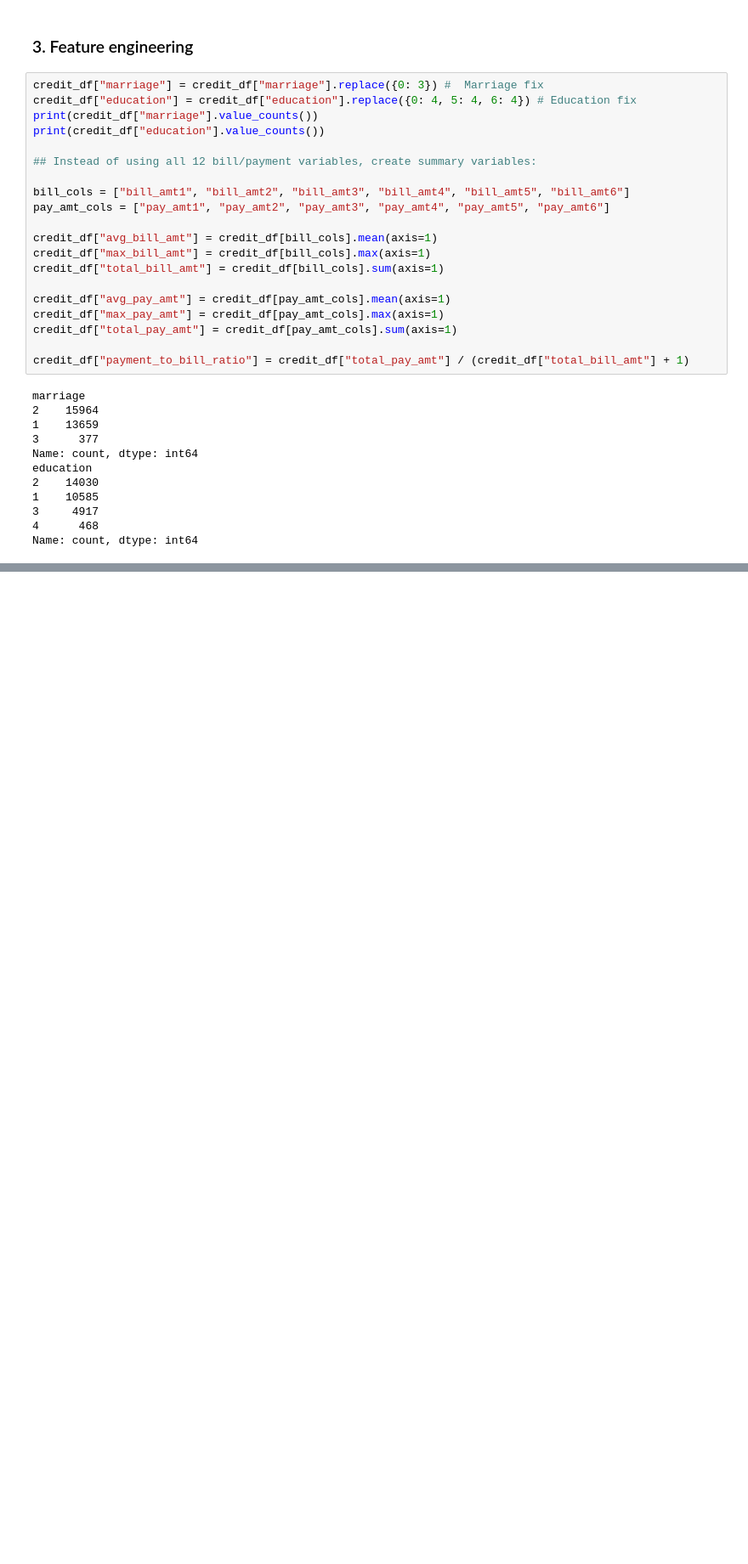
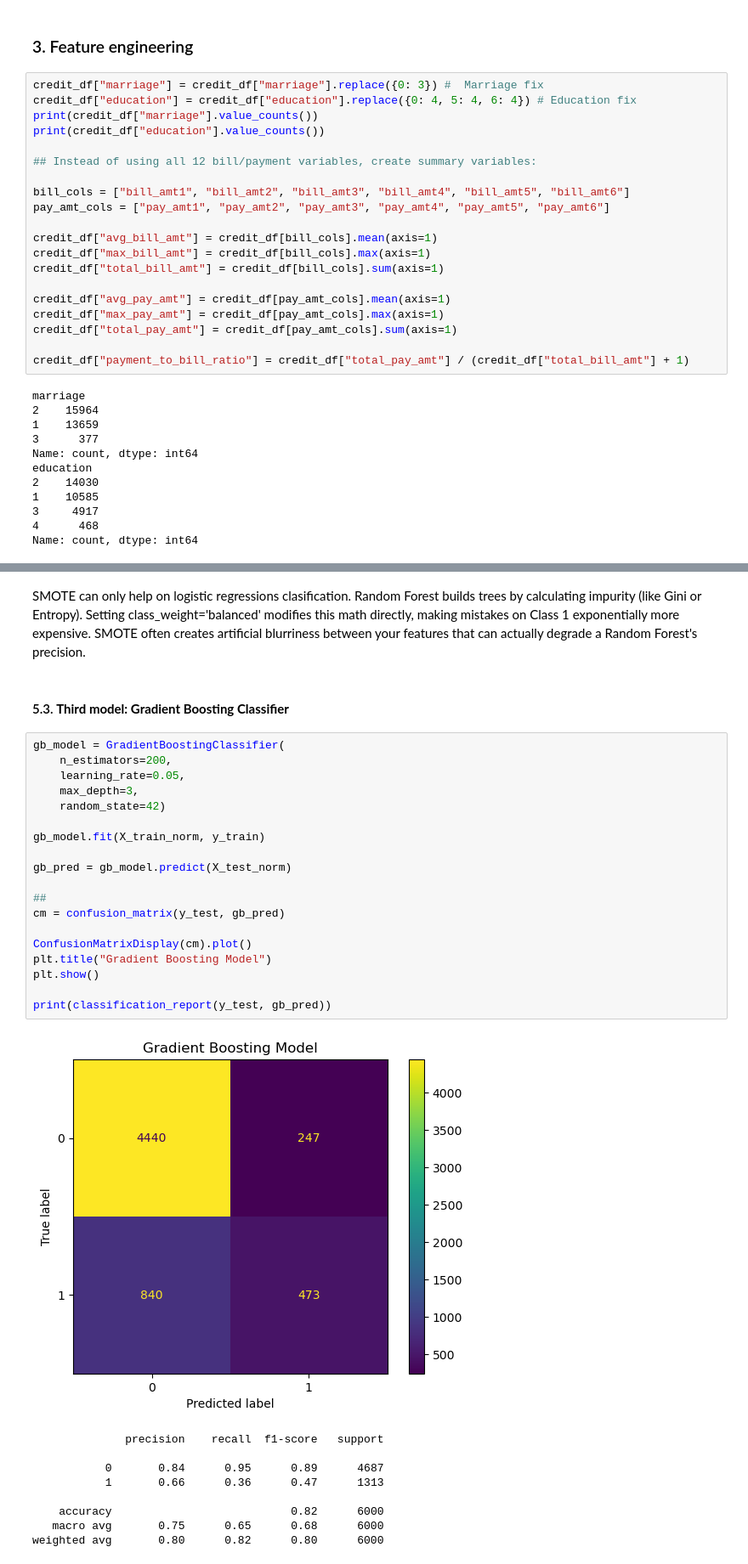
Before and after one commit to thebryanbx-cripto-32/Project_Final_Bank_Risk_ML, a Jupyter notebook: data_1_EDA_Credit.ipynb, the cells around one changed output, grey strips where cells are left out. Shown at 85% size. Cells and saved outputs as stored; diff of their text form; blank space fills up the shorter version.

```diff
--- a/data_1_EDA_Credit.ipynb
+++ b/data_1_EDA_Credit.ipynb
@@ -325,0 +478,33 @@ features_reduced = [
+# %% [markdown]
+SMOTE can only help on logistic regressions clasification. Random Forest builds trees by calculating impurity (like Gini or Entropy). Setting class_weight='balanced' modifies this math directly, making mistakes on Class 1 exponentially more expensive. SMOTE often creates artificial blurriness between your features that can actually degrade a Random Forest's precision.
+# %% [markdown]
+#### 5.3. **Third model: Gradient Boosting Classifier**
+# %%
+gb_model = GradientBoostingClassifier(
+    n_estimators=200,
+    learning_rate=0.05,
+    max_depth=3,
+    random_state=42)
+
+gb_model.fit(X_train_norm, y_train)
+
+gb_pred = gb_model.predict(X_test_norm)
+
+##
+cm = confusion_matrix(y_test, gb_pred)
+
+ConfusionMatrixDisplay(cm).plot()
+plt.title("Gradient Boosting Model")
+plt.show()
+
+print(classification_report(y_test, gb_pred))
+# %% [output]
+[figure, added]
+              precision    recall  f1-score   support
+
+           0       0.84      0.95      0.89      4687
+           1       0.66      0.36      0.47      1313
+
+    accuracy                           0.82      6000
+   macro avg       0.75      0.65      0.68      6000
+weighted avg       0.80      0.82      0.80      6000
```
Also changed, not shown: parts of 37 cells of this notebook, 5 other files.
